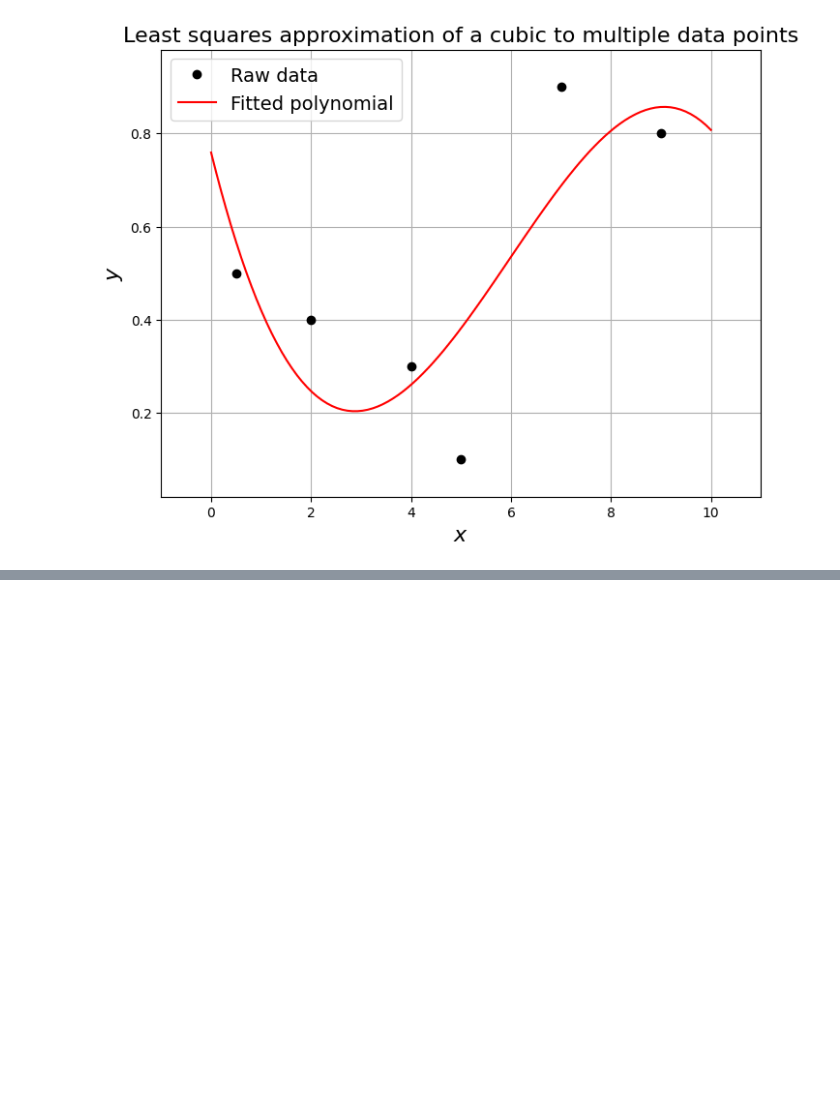
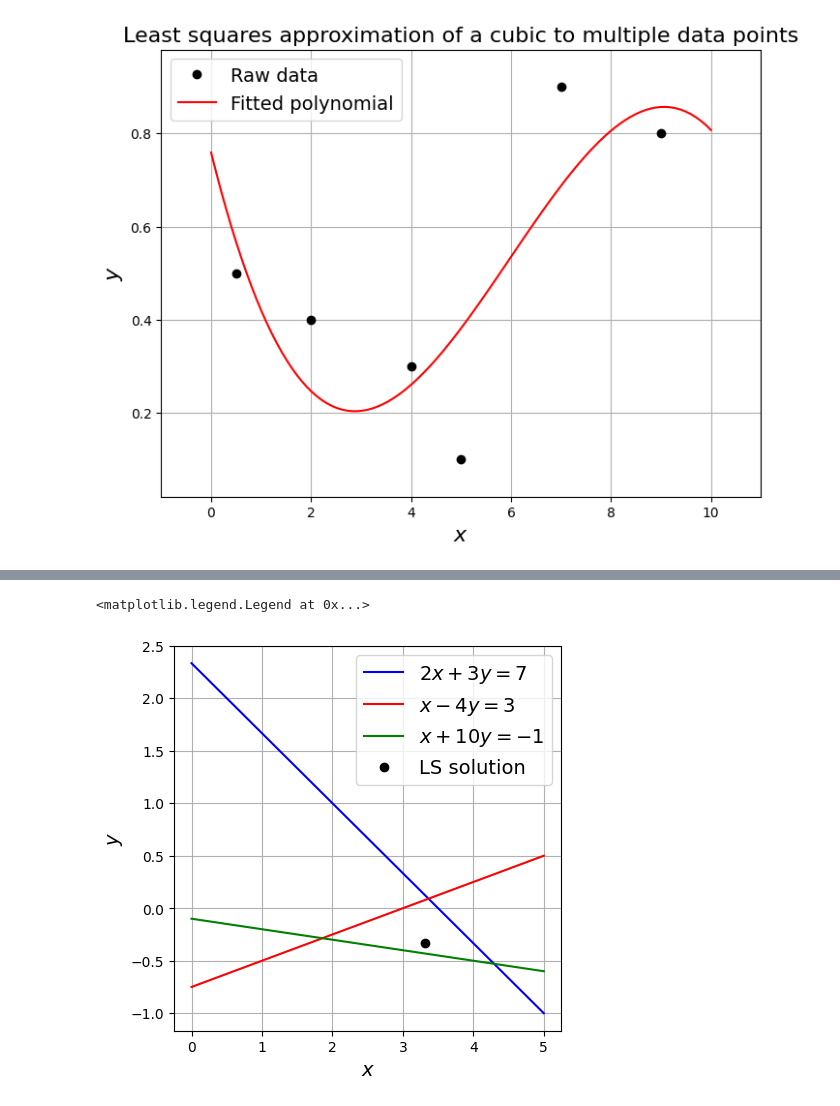
Before and after one commit to nocturnal-luke/Geophysical-inversion-undergraduate, a Jupyter notebook: cheatsheet.ipynb, the cells around one changed output, grey strips where cells are left out. Drawn from its saved outputs; the diff is of its cells as text; code cells hidden in the pictures; blank space fills up the shorter version.

```diff
--- a/cheatsheet.ipynb
+++ b/cheatsheet.ipynb
@@ -386,0 +836,38 @@ $$x_{i+1}=x_i - \frac{g(x_i)}{g'(x_i)}$$
+# %%
+
+A = np.array([[2, 3], [1, -4], [1, 10]])
+
+# Form the matrix A.T @ A
+ATA = A.T @ A
+
+# Form the RHS vector:
+rhs = A.T @ np.array([7,3,-1])
+
+# solve the system
+ls_sol = sl.solve(ATA, rhs)
+
+# plot this solution to see where it lies
+
+x = np.linspace(0,5,100)
+
+y1 = -(2./3.)*x + (7./3.)
+y2 = (1./4.)*x - (3./4.)
+y3 = -(1./10.)*x - (1./10.)
+
+fig = plt.figure(figsize=(5, 5))
+
+ax1 = fig.add_subplot(111)
+
+ax1.set_xlabel("$x$", fontsize=14)
+ax1.set_ylabel("$y$", fontsize=14)
+ax1.grid(True)
+
+ax1.plot(x,y1,'b', label='$2x+3y=7$')
+ax1.plot(x,y2,'r', label='$x-4y=3$')
+ax1.plot(x,y3,'g', label='$x+10y=-1$')
+ax1.plot(ls_sol[0], ls_sol[1], 'ko', label='LS solution')
+
+ax1.legend(loc='best', fontsize=14)
+# %% [output]
+<matplotlib.legend.Legend at 0x...>
+[figure, added]
```
Also changed, not shown: parts of 22 cells of this notebook, 3 other files.
